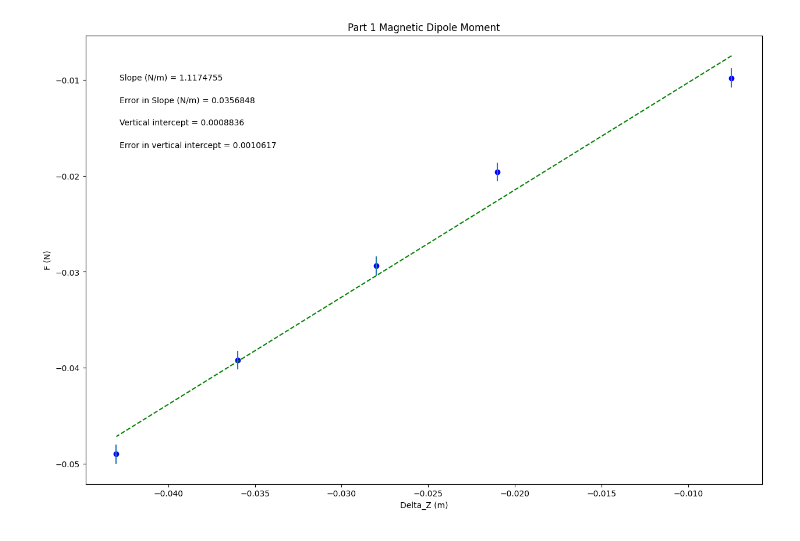
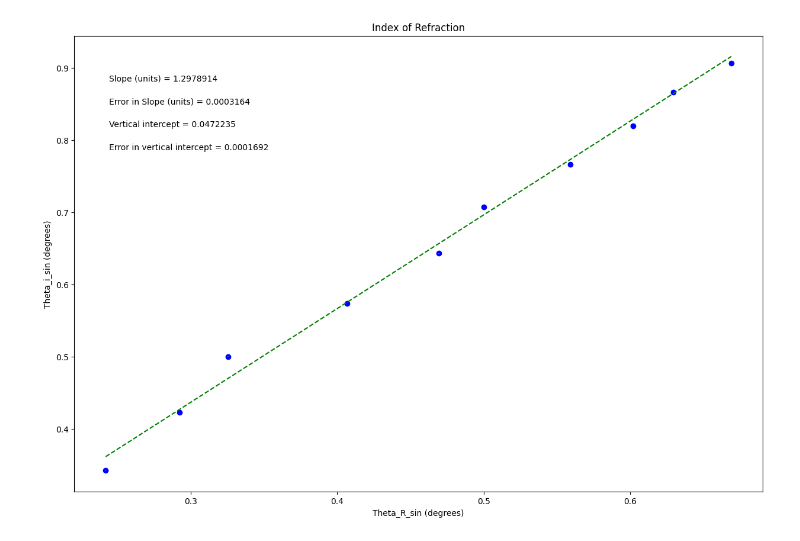
Before and after one commit to cotis9/whatever-you-want, a Jupyter notebook: PHSXlab_plotting_template.ipynb, the cells around one changed output. Drawn from its saved outputs; the diff is of its cells as text; code cells hidden in the pictures.

```diff
--- a/PHSXlab_plotting_template.ipynb
+++ b/PHSXlab_plotting_template.ipynb
@@ -19,28 +19,28 @@ import matplotlib.pyplot as plt
 #variable names should start with a letter and must contain only letters, numbers, and underscores
 
 
-xvariable_Delta_Z = np.array([-0.0075  ,-0.021, -0.028, -0.036, -0.043])
+xvariable_Theta_R_sin = np.array([0.241921896, 0.292371705, 0.325568154, 0.406736643, 0.469471563, 0.5, 0.559192903, 0.601815023, 0.629320391, 0.669130606])
 
-yvariable_F = np.array([-0.0098, -0.0196, -0.0294, -0.0392, -0.049])
+yvariable_Theta_i_sin = np.array([0.342020143, 0.422618262, 0.5, 0.573576436, 0.64278761, 0.707106781, 0.766044443, 0.819152044, 0.866025404, 0.906307787])
 
-err_yvariable_Uncertainty_F = np.array([0.00098, 0.00098, 0.00098, 0.00098, 0.00098])
+err_yvariable_Theta_i_sin_unc = np.array([0.0002, 0.0002, 0.0002, 0.0001, 0.0001, 0.0001, 0.0001, 0.0001, 0.0001, 0.0001])
 
 
 
 #Re-assign variables as x, y, dy so that the remaining plotting code may remain generic
 #UPDATE VARIABLE NAMES (ON RHS OF EACH EQUAL SIGN) TO MATCH VARIABLE NAMES FOR DATA ABOVE
 
-x = xvariable_Delta_Z             #this should be the array you want to plot on the x axis
-y = yvariable_F             #this should be the array you want to plot on the y axis
-dy = err_yvariable_Uncertainty_F        #this should be your error in y array
+x = xvariable_Theta_R_sin             #this should be the array you want to plot on the x axis
+y = yvariable_Theta_i_sin             #this should be the array you want to plot on the y axis
+dy = err_yvariable_Theta_i_sin_unc        #this should be your error in y array
 
 
 #UPDATE EACH OF THESE 4 STRINGS FOR YOUR PLOT LABELS AS YOU WANT THEM TO APPEAR
 
-plot_title= 'Part 1 Magnetic Dipole Moment'
-x_label= 'Delta_Z (m)'
-y_label= 'F (N)'
-slope_units= 'N/m'
+plot_title= 'Index of Refraction'
+x_label= 'Theta_R_sin (degrees)'
+y_label= 'Theta_i_sin (degrees)'
+slope_units= 'units'
 
 #UPDATE ANNOTATION PLACEMENT SO IT'S OUT OF WAY OF PLOTTED DATA AND BEST FIT LINE
 #integer from 1 to 4, top R corner is 1 (counter-clockwise from there)
@@ -92,31 +92,31 @@ elif annotation_placement==3 or annotation_placement==4:
 #Don't need to change anything in this section!
 
 #Plot data on graph. Plot error bars and place values for slope,
 #error in slope, and vertical intercept (plus error) on the plot using "annotate"
 
 plt.figure(figsize=(15,10))
 
 plt.plot(x, fit, color='green', linestyle='--')
 plt.scatter(x, y, color='blue', marker='o')
 
 plt.xlabel(x_label)
 plt.ylabel(y_label)
 plt.title(plot_title)
 
 plt.errorbar(x, y, yerr=dy, xerr=None, fmt="none") #don't need to plot x error bars
 
 plt.annotate('Slope ({}) = {value:.{digits}f}'.format(slope_units,value=m, digits=7),
              (xpos, ypos[0]), xycoords='axes fraction')
 
 plt.annotate('Error in Slope ({}) = {value:.{digits}f}'.format(slope_units,value=dm, digits=7),
              (xpos, ypos[1]), xycoords='axes fraction')
 
 plt.annotate('Vertical intercept = {value:.{digits}f}'.format(value=b, digits=7),
              (xpos, ypos[2]), xycoords='axes fraction')
 
 plt.annotate('Error in vertical intercept = {value:.{digits}f}'.format(value=db, digits=7),
              (xpos, ypos[3]), xycoords='axes fraction')
 
 plt.show()
 # %% [output]
-[figure, old version]
+[figure, new version]
```
Also changed, not shown: parts of 1 cell of this notebook.
